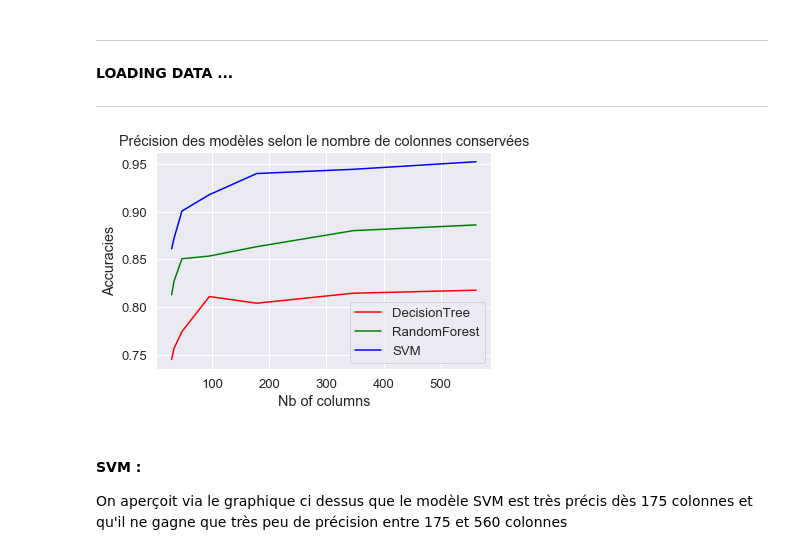
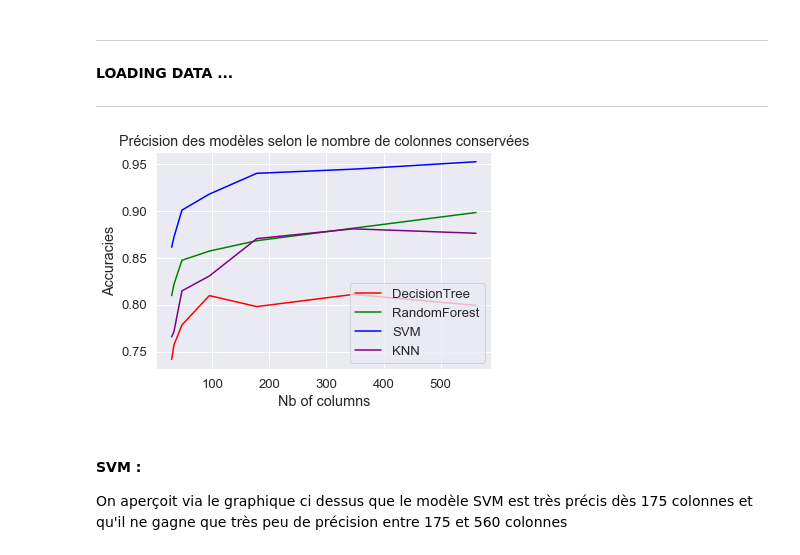
Before and after one commit to HenD-11/PythonForDataAnalysis, a Jupyter notebook: final_project.ipynb, the cells around one changed output. Cells and saved outputs as stored; diff of their text form; code cells hidden in the pictures.

```diff
--- a/final_project.ipynb
+++ b/final_project.ipynb
@@ -271,6 +278,7 @@ L'objectif de la boucle "for" est de tester chaque modèle (DTC, RFC, SVM) selon
 array_scores_DTC = []
 array_scores_RFC = []
 array_scores_SVM = []
+array_scores_KNN = []
 nb_columns       = []
 
 seuil_variance = 0.00
@@ -294,41 +302,49 @@ for i in range(0, 7, 1):
     x_test_bis  = data_test_bis.drop('Class', axis=1)
     y_test_bis  = data_test_bis['Class']
 
-    #ci dessous, calcul du DTC avec le "nouveau" dataframe
+    #ci dessous, calcul du score DTC avec le "nouveau" dataframe
     classifier_bis = DecisionTreeClassifier()
     classifier_bis.fit(x_train_bis, y_train_bis)
     y_pred_bis = classifier_bis.predict(x_test_bis)
     dtc_score_bis = classifier_bis.score(x_test_bis,y_test_bis)
 
-    #ci dessous, calcul du RFC avec le "nouveau" dataframe
+    #ci dessous, calcul du score RFC avec le "nouveau" dataframe
     RFC_bis = RandomForestClassifier()
     RFC_classification_bis = RFC_bis.fit(x_train_bis,y_train_bis)
     RFC_pred_bis = RFC_classification_bis.predict(x_test_bis)
     RFC_score_bis = RFC_classification_bis.score(x_test_bis,y_test_bis)
 
-    #ci dessous, calcul du SVM avec le "nouveau" dataframe
+    #ci dessous, calcul du score SVM avec le "nouveau" dataframe
     lsvm_bis = svm.SVC(kernel='linear')
     lsvm_clf_bis = lsvm_bis.fit(x_train_bis,y_train_bis)
     lsvm_pred_bis = lsvm_clf_bis.predict(x_test_bis)
     linearSVM_score_bis = lsvm_clf_bis.score(x_test_bis, y_test_bis)
 
+    #ci dessous, calcul du score KNN avec le "nouveau" dataframe
+    knn_bis = KNeighborsClassifier(n_neighbors=3)
+    knn_bis = knn_bis.fit(x_train_bis,y_train_bis)
+    knn__predict_bis = knn_bis.predict(x_test_bis)
+    knn_score_bis = knn_bis.score(x_test_bis, y_test_bis)
+
     nb_columns.append(len(data_test_bis.columns))
     array_scores_DTC.append(dtc_score_bis)
     array_scores_RFC.append(RFC_score_bis)
     array_scores_SVM.append(linearSVM_score_bis)
+    array_scores_KNN.append(knn_score_bis)
 
     seuil_variance = seuil_variance + 0.05
 # %%
 plt.plot(nb_columns, array_scores_DTC, label="DecisionTree", color="red")
 plt.plot(nb_columns, array_scores_RFC, label="RandomForest", color="green")
 plt.plot(nb_columns, array_scores_SVM, label="SVM", color="blue")
+plt.plot(nb_columns, array_scores_KNN, label="KNN", color="purple")
 plt.legend()
 plt.xlabel("Nb of columns")
 plt.ylabel("Accuracies")
 plt.title("Précision des modèles selon le nombre de colonnes conservées")
 plt.show()
 # %% [output]
-[figure, old version]
+[figure, new version]
 # %% [markdown]
 #### SVM :
 On aperçoit via le graphique ci dessus que le modèle SVM est très précis dès 175 colonnes et qu'il ne gagne que très peu de précision entre 175 et 560 colonnes
```
Also changed, not shown: parts of 20 cells of this notebook, 1 other file.
